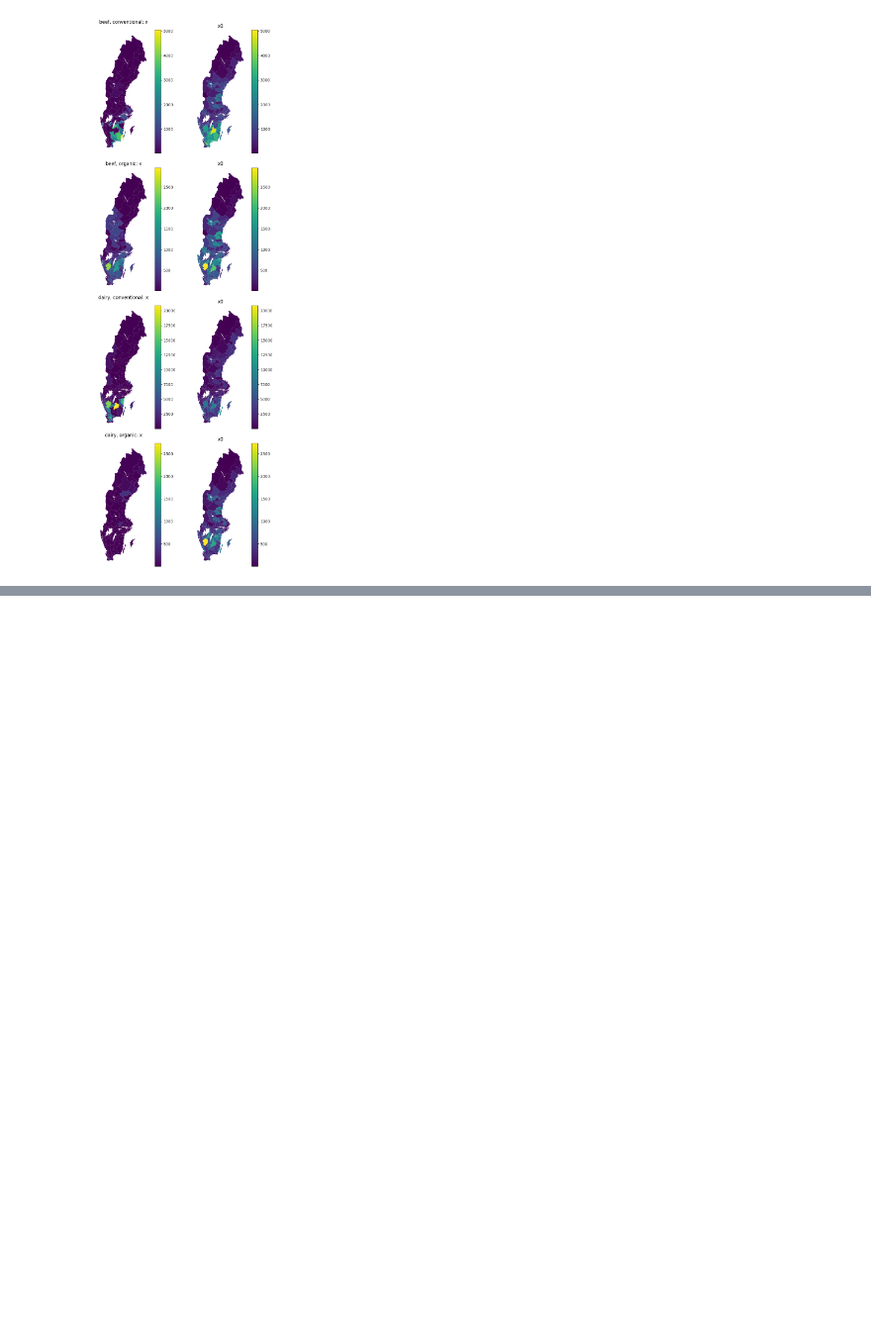
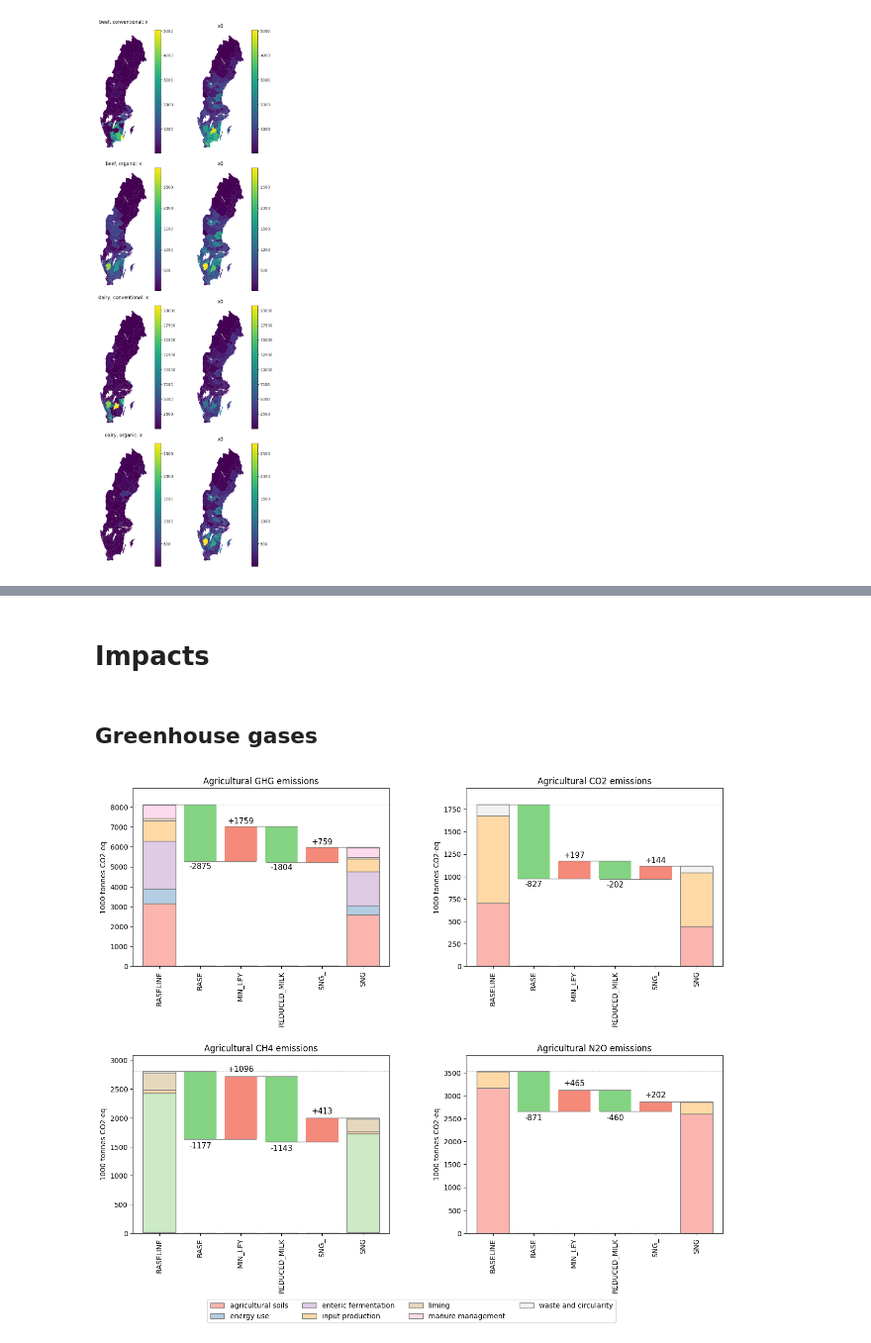
Before and after one commit to wanecek/eitm01-scenarios, a Jupyter notebook: analysis.ipynb, the cells around one changed output, grey strips where cells are left out. Shown at 99% size. Drawn from its saved outputs; the diff is of its cells as text; code cells hidden in the pictures; blank space fills up the shorter version.

Commit message:
Add GHG-plots to analysis-file

```diff
--- a/analysis.ipynb
+++ b/analysis.ipynb
@@ -434,0 +341,71 @@ Note: Items under Scenarios and Data attributes are clickable to show more detai
+# %% [markdown]
+# Impacts
+# %% [markdown]
+## Greenhouse gases
+# %%
+ghg_impacts = (
+    cm.impact.get_GHG(session)
+    .T.groupby(['compound','process']).sum().T
+    .droplevel('year')
+)/1e6
+
+def plot_ghg(
+    ghgs: list[str] | str | slice,
+    title: str,
+    ax: plt.Axes | None = None
+):
+    if ax is None:
+        fig, ax = plt.subplots(figsize=(7,6))
+
+    if isinstance(ghgs, str):
+        ghgs = [ghgs]
+
+    data = ghg_impacts.loc[:,ghgs].T.groupby('process').sum().T
+
+    plot.waterfall(
+        data=data,
+        ax=ax,
+        #breaks = ['FAI (demand)'],
+        cmap='Pastel1',
+        edgecolor='grey',
+        width=0.8,
+        label='absolute'
+    )
+
+    ax.axhline(
+        y=data.sum(axis=1).loc["BASELINE"],
+        xmin=0, xmax=1, zorder=0,
+        linestyle='--', linewidth=0.8, color='lightgrey'
+    )
+
+    ax.set_title(title)
+    ax.tick_params(axis='y', which='major')
+    ax.set_xlabel('')
+    ax.set_ylabel('1000 tonnes CO2-eq')
+    ax.set_ylim(top=data.sum(axis=1).max()*1.1)
+    ax.legend(loc='lower left', bbox_to_anchor=(1, 0))
+
+    #plt.tight_layout()
+    #plt.show()
+
+
+fig, axs = plt.subplots(2, 2, figsize=(15, 12))
+plot_ghg(pd.IndexSlice[:], title="Agricultural GHG emissions", ax=axs[0][0])
+plot_ghg("CO2", title="Agricultural CO2 emissions", ax=axs[0][1])
+plot_ghg(["CH4bio", "CH4fos"], title="Agricultural CH4 emissions", ax=axs[1][0])
+plot_ghg(["N2O", "N2Oind"], title="Agricultural N2O emissions", ax=axs[1][1])
+
+
+main_labels = axs[0][0].get_legend_handles_labels()
+for ax in axs.reshape(-1):
+    ax.get_legend().remove()
+    # Rename labels: remove SCN_ prefix
+    labels = [item.get_text().removeprefix("SCN_") for item in ax.get_xticklabels()]
+    ax.set_xticklabels(labels)
+
+ax.set_xticklabels(labels)
+
+fig.legend(main_labels[0], main_labels[1], loc="lower center", ncol=4)
+fig.subplots_adjust(wspace=0.3, hspace=0.5, bottom=.15)
+# %% [output]
+[figure, added]
```
Also changed, not shown: parts of 5 cells of this notebook.
